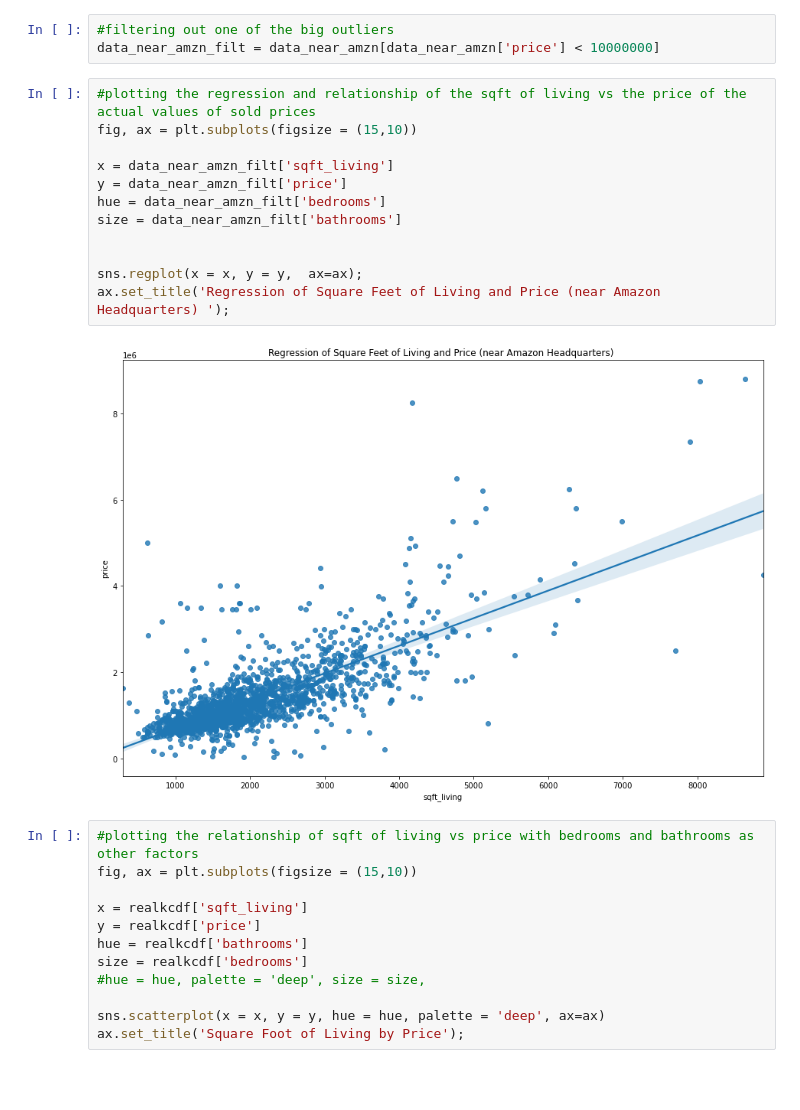
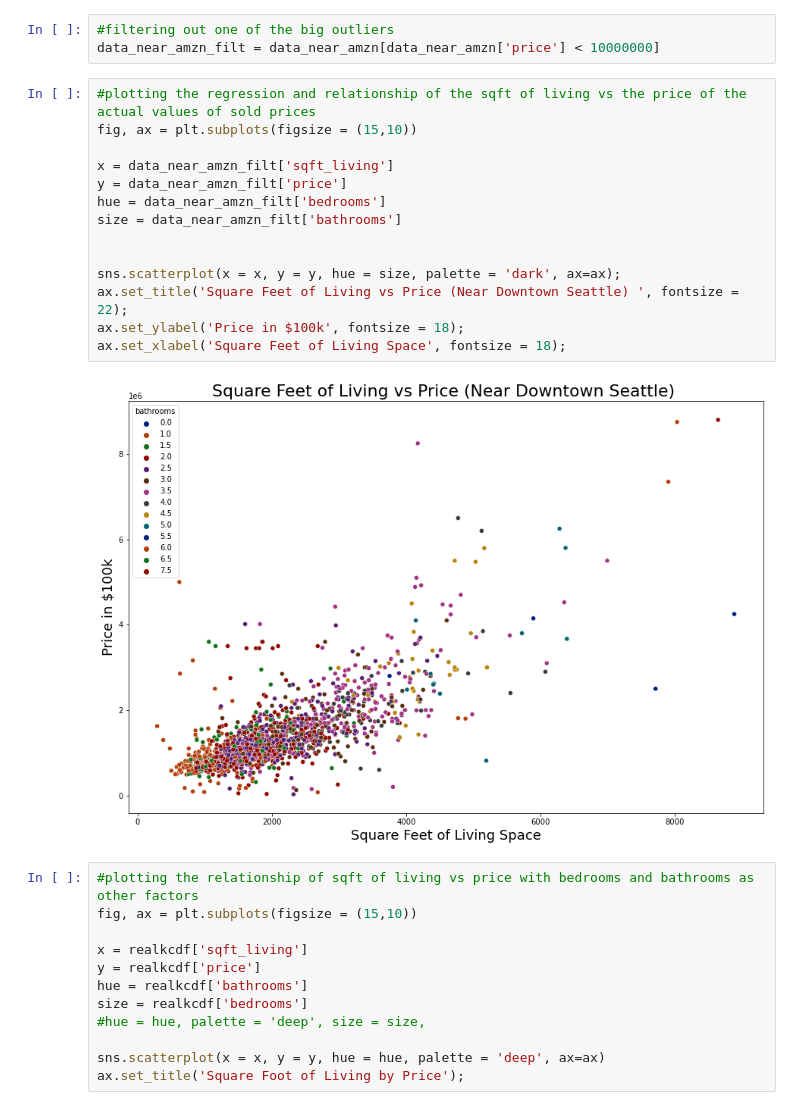
Before and after one commit to ewestrich/King-County-House-Sales, a Jupyter notebook: Daniel/project 2 .ipynb, the cells around one changed output. Cells and saved outputs as stored; diff of their text form; blank space fills up the shorter version.

Commit message:
change graphs

```diff
--- a/Daniel/project 2 .ipynb
+++ b/Daniel/project 2 .ipynb
@@ -95,17 +95,19 @@ data_near_amzn_filt = data_near_amzn[data_near_amzn['price'] < 10000000]
 # %%
 #plotting the regression and relationship of the sqft of living vs the price of the actual values of sold prices
 fig, ax = plt.subplots(figsize = (15,10))
 
 x = data_near_amzn_filt['sqft_living']
 y = data_near_amzn_filt['price']
 hue = data_near_amzn_filt['bedrooms']
 size = data_near_amzn_filt['bathrooms']
 
 
-sns.regplot(x = x, y = y,  ax=ax);
-ax.set_title('Regression of Square Feet of Living and Price (near Amazon Headquarters) ');
+sns.scatterplot(x = x, y = y, hue = size, palette = 'dark', ax=ax);
+ax.set_title('Square Feet of Living vs Price (Near Downtown Seattle) ', fontsize = 22);
+ax.set_ylabel('Price in $100k', fontsize = 18);
+ax.set_xlabel('Square Feet of Living Space', fontsize = 18);
 # %% [output]
-[figure, old version]
+[figure, new version]
 # %%
 #plotting the relationship of sqft of living vs price with bedrooms and bathrooms as other factors
 fig, ax = plt.subplots(figsize = (15,10))
```
